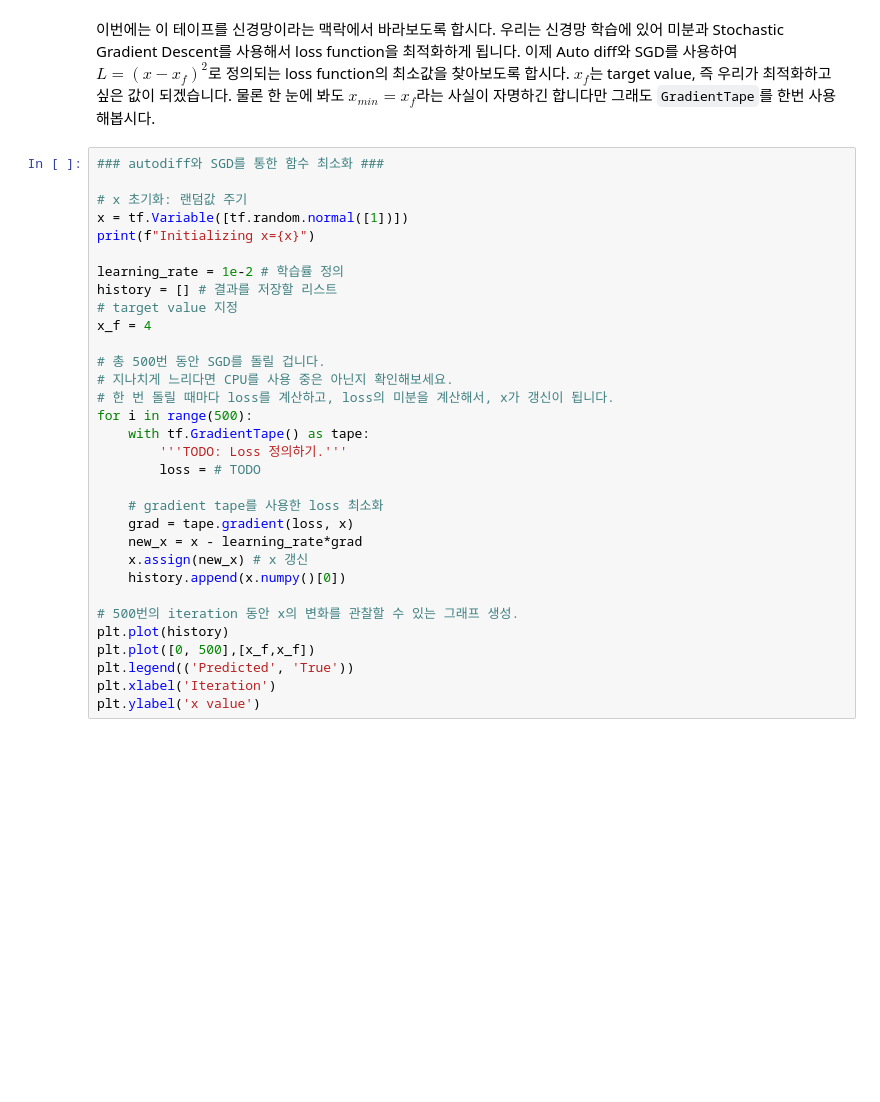
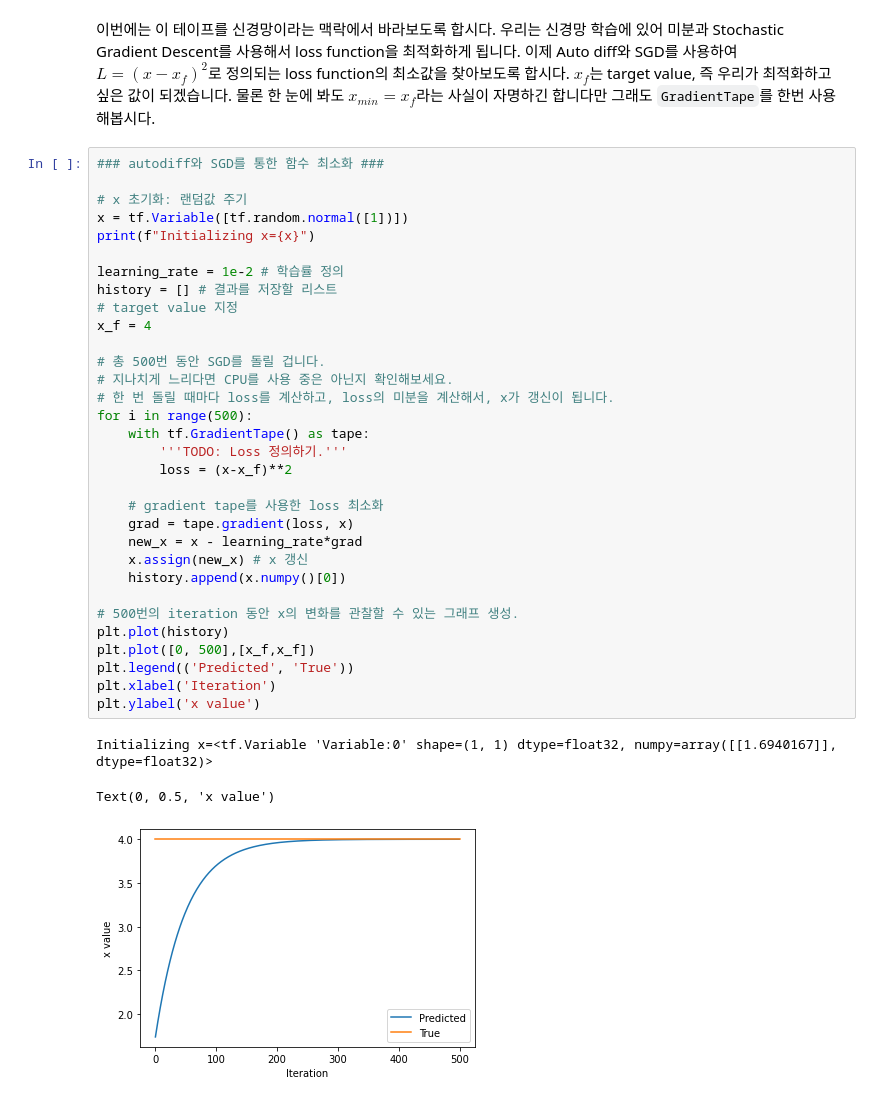
Before and after one commit to jungmin628/SummerWorkshop, a Jupyter notebook: W1__20225224_이정민_HW.ipynb, the cells around one changed output. Saved outputs shown, nothing was run; the diff lists cells and outputs as text; blank space fills up the shorter version.

```diff
--- a/W1__20225224_이정민_HW.ipynb
+++ b/W1__20225224_이정민_HW.ipynb
@@ -369,31 +373,35 @@ assert dy_dx.numpy() == 6.0
 ### autodiff와 SGD를 통한 함수 최소화 ###
 
 # x 초기화: 랜덤값 주기
 x = tf.Variable([tf.random.normal([1])])
 print(f"Initializing x={x}")
 
 learning_rate = 1e-2 # 학습률 정의
 history = [] # 결과를 저장할 리스트
 # target value 지정
 x_f = 4
 
 # 총 500번 동안 SGD를 돌릴 겁니다.
 # 지나치게 느리다면 CPU를 사용 중은 아닌지 확인해보세요.
 # 한 번 돌릴 때마다 loss를 계산하고, loss의 미분을 계산해서, x가 갱신이 됩니다.
 for i in range(500):
     with tf.GradientTape() as tape:
         '''TODO: Loss 정의하기.'''
-        loss = # TODO
+        loss = (x-x_f)**2
 
     # gradient tape를 사용한 loss 최소화
     grad = tape.gradient(loss, x)
     new_x = x - learning_rate*grad
     x.assign(new_x) # x 갱신
     history.append(x.numpy()[0])
 
 # 500번의 iteration 동안 x의 변화를 관찰할 수 있는 그래프 생성.
 plt.plot(history)
 plt.plot([0, 500],[x_f,x_f])
 plt.legend(('Predicted', 'True'))
 plt.xlabel('Iteration')
 plt.ylabel('x value')
+# %% [output]
+Initializing x=<tf.Variable 'Variable:0' shape=(1, 1) dtype=float32, numpy=array([[1.6940167]], dtype=float32)>
+Text(0, 0.5, 'x value')
+[figure, added]
```
Also changed, not shown: parts of 7 cells of this notebook.
